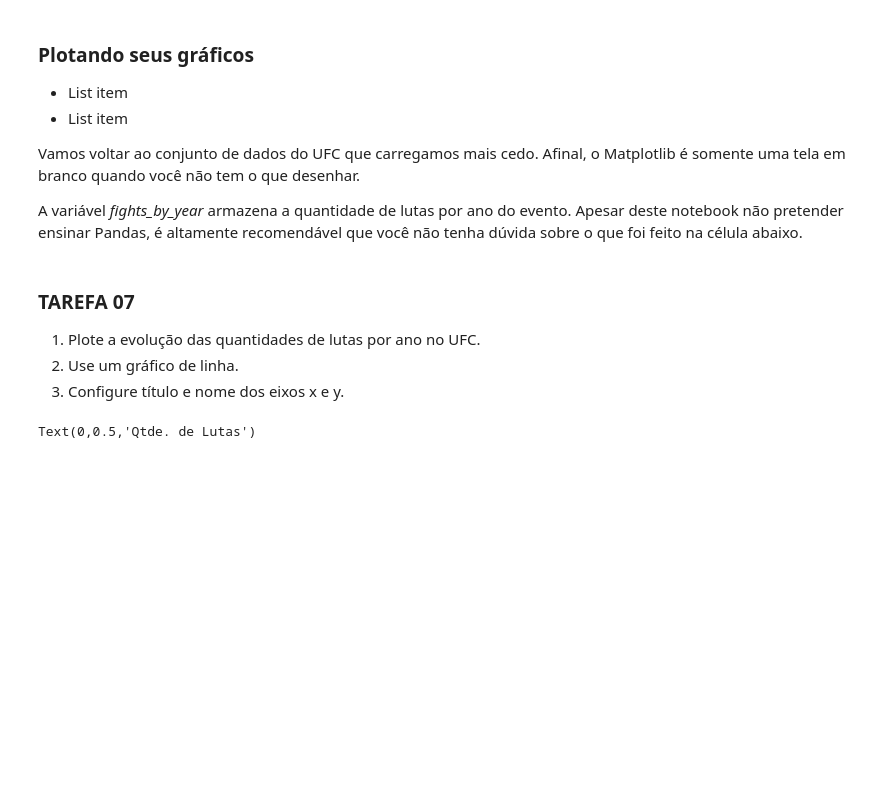
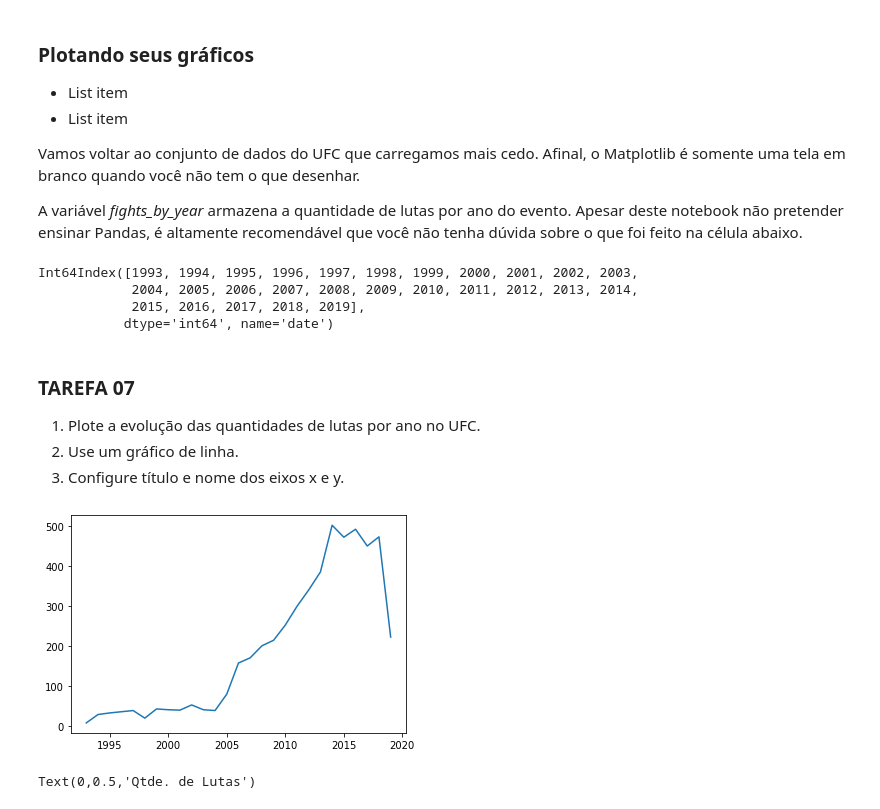
Before and after one commit to robsonbfreitas/visualizacao_exploratoria_exercicios, a Jupyter notebook: 01-exercicios-matplotlib/visualizacao-com-matplotlib.ipynb, the cells around one changed output. Drawn from its saved outputs; the diff is of its cells as text; code cells hidden in the pictures; blank space fills up the shorter version.

```diff
--- a/01-exercicios-matplotlib/visualizacao-com-matplotlib.ipynb
+++ b/01-exercicios-matplotlib/visualizacao-com-matplotlib.ipynb
@@ -63,8 +63,8 @@ import matplotlib.pyplot as plt
 2. Visualize as primeiras 5 linhas do dataframe
 # %%
 # Insira seu código aqui
-df = pd.read_csv('ufc.csv', sep=';')
-df.head()
+fights = pd.read_csv('ufc.csv', sep=';')
+fights.head()
 # %% [output]
 |  | R_fighter | B_fighter | Referee | date | location | Winner | title_bout | weight_class | no_of_rounds | ... |
 | 0 | Henry Cejudo | Marlon Moraes | Marc Goddard | 08/06/2019 | Chicago, Illinois, USA | Red | True | Bantamweight | 5 | ... |
@@ -232,6 +233,13 @@ A variável *fights_by_year* armazena a quantidade de lutas por ano do evento. A
 # Transformando a coluna date em objeto datetime e agrupando as lutas por ano.
 fights['date'] = pd.to_datetime(fights['date'])
 fights_by_year = fights.groupby(fights['date'].dt.year).size()
+# %%
+fights_by_year.index
+# %% [output]
+Int64Index([1993, 1994, 1995, 1996, 1997, 1998, 1999, 2000, 2001, 2002, 2003,
+            2004, 2005, 2006, 2007, 2008, 2009, 2010, 2011, 2012, 2013, 2014,
+            2015, 2016, 2017, 2018, 2019],
+           dtype='int64', name='date')
 # %% [markdown]
 ### TAREFA 07
 1. Plote a evolução das quantidades de lutas por ano no UFC.
@@ -242,3 +248,20 @@ fights_by_year = fights.groupby(fights['date'].dt.year).size()
+# %%
+# Insira sua código aqui
+x = fights_by_year.index
+y = fights_by_year
+
+plt.title = 'Evolução da quantidade de lutas do UFC'
+plt.
+plt.xlabel = 'Ano'
+plt.ylabel = 'Qtde de lutas'
+plt.plot(x, y)
+plt.show()
+
+#
+#for i in fights_by_year:
+#    x.append(i)
+# %% [output]
+[figure, added]
 # %%
 # Resultado esperado (não modifique esta célula)
 # %% [output]
```
Also changed, not shown: parts of 4 cells of this notebook.
